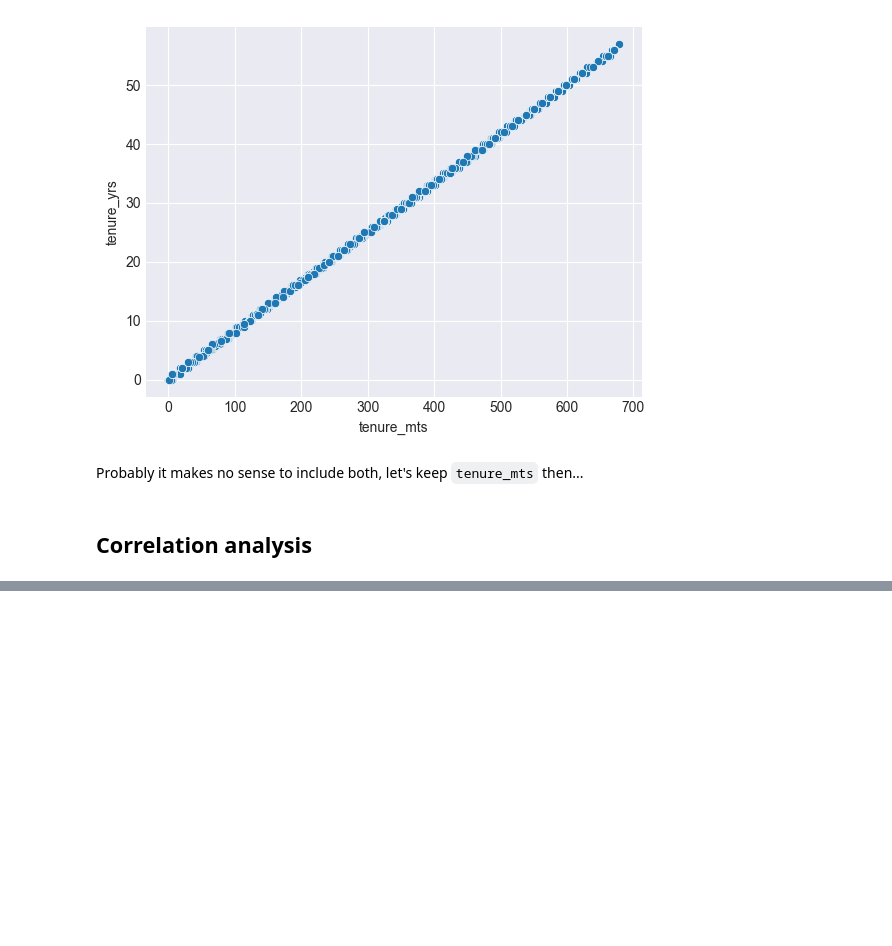
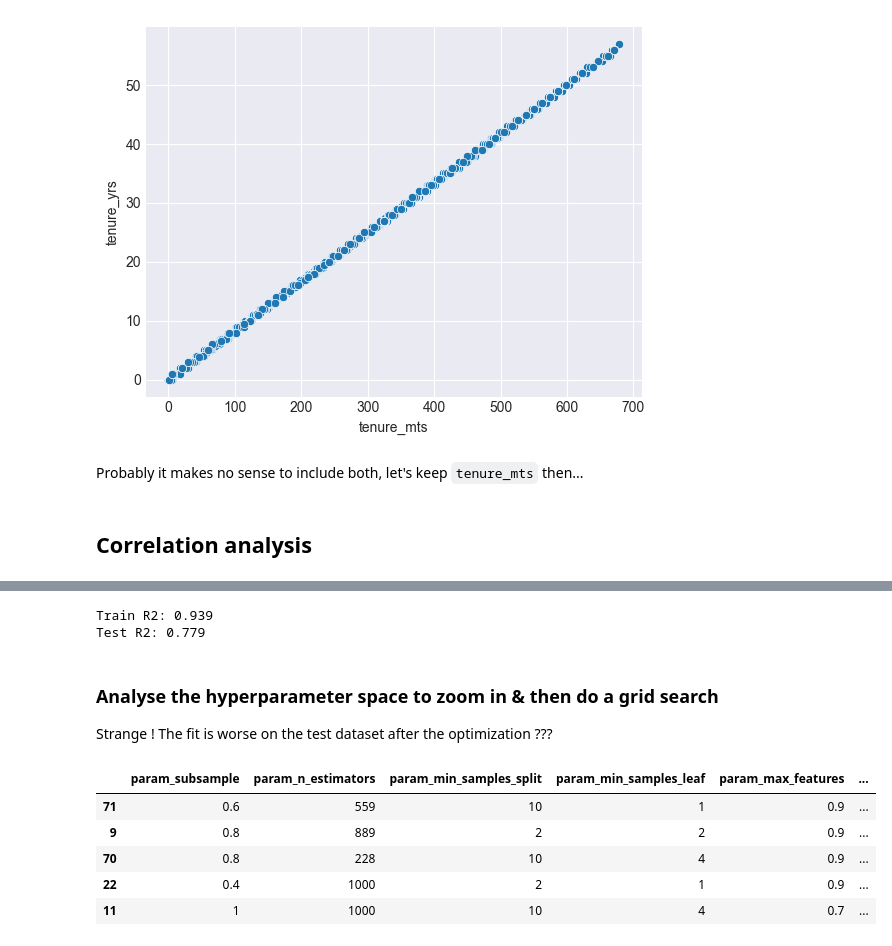
Before and after one commit to Marijkevandesteene/MachineLearning, a Jupyter notebook: EDA_BinoMaiheu.ipynb, the cells around one changed output, grey strips where cells are left out. Cells and saved outputs as stored; diff of their text form; code cells hidden in the pictures; blank space fills up the shorter version.

```diff
--- a/EDA_BinoMaiheu.ipynb
+++ b/EDA_BinoMaiheu.ipynb
@@ -353,0 +503,15 @@ sns.heatmap(corrmat, vmax=1, square=True, linewidth=.5)
+# %%
+rf_random_best = rf_hyperparam_tuning_random.best_estimator_
+
+# Fitting the model
+rf_random_best.fit(X=X_train, y=y_train)
+
+print('Train R2: %.3f' % rf_random_best.score(X=X_train, y=y_train))
+print('Test R2: %.3f' % rf_random_best.score(X=X_test, y=y_test))
+# %% [output]
+Train R2: 0.939
+Test R2: 0.779
+# %% [markdown]
+### Analyse the hyperparameter space to zoom in & then do a grid search
+
+Strange ! The fit is worse on the test dataset after the optimization ???
@@ -353,0 +520,11 @@ sns.heatmap(corrmat, vmax=1, square=True, linewidth=.5)
+# %%
+# Sorting and focusing on important cols only (AND SORTING!)
+cv_res_important_cols = [x for x in gbm_cv_results.columns if 'param' in x] + ['mean_test_score', 'std_test_score', 'rank_test_score']
+gbm_cv_results[cv_res_important_cols].sort_values(by='rank_test_score', ascending=True).head(5)
+# %% [output]
+|  | param_subsample | param_n_estimators | param_min_samples_split | param_min_samples_leaf | param_max_features | ... |
+| 71 | 0.6 | 559 | 10 | 1 | 0.9 | ... |
+| 9 | 0.8 | 889 | 2 | 2 | 0.9 | ... |
+| 70 | 0.8 | 228 | 10 | 4 | 0.9 | ... |
+| 22 | 0.4 | 1000 | 2 | 1 | 0.9 | ... |
+| 11 | 1 | 1000 | 10 | 4 | 0.7 | ... |
```
Also changed, not shown: parts of 20 cells of this notebook.
